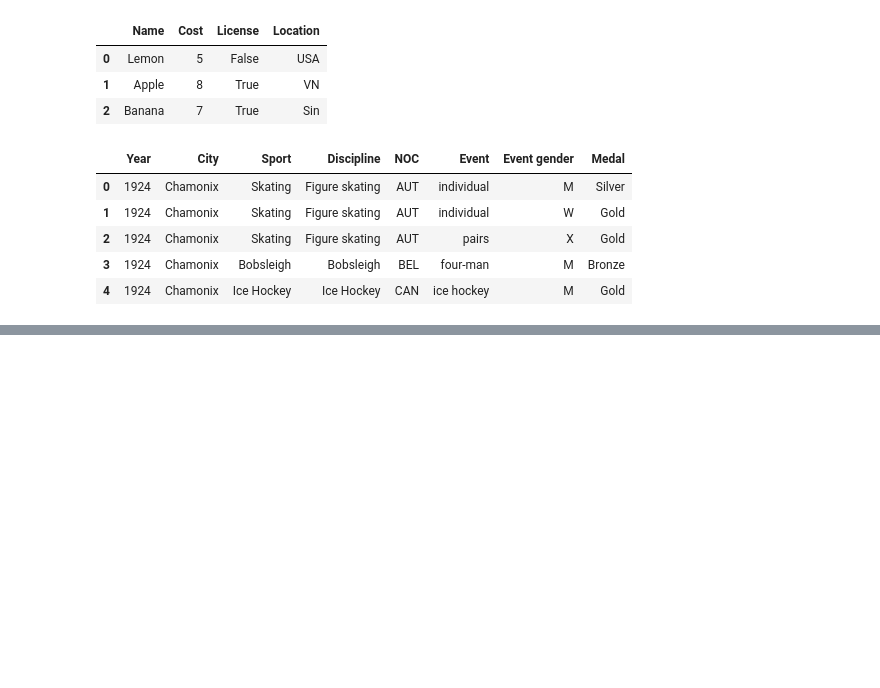
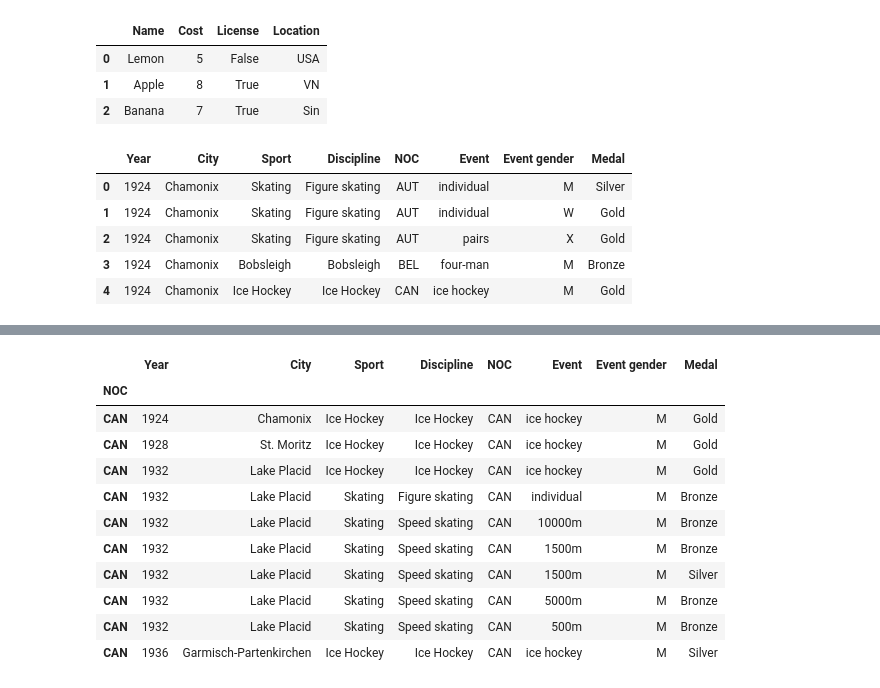
Before and after one commit to HoDoDuyDung/Colab_Code, a Jupyter notebook: AI_W3_18_02_23.ipynb, the cells around one changed output, grey strips where cells are left out. Cells and saved outputs as stored; diff of their text form; code cells hidden in the pictures; blank space fills up the shorter version.

```diff
--- a/AI_W3_18_02_23.ipynb
+++ b/AI_W3_18_02_23.ipynb
@@ -185,0 +259,15 @@ dataframe.head()
+# %%
+data[data['NOC'] == 'CAN'].head(10)
+# %% [output]
+|  | Year | City | Sport | Discipline | NOC | Event | Event gender | Medal |
+| NOC |  |  |  |  |  |  |  |  |
+| CAN | 1924 | Chamonix | Ice Hockey | Ice Hockey | CAN | ice hockey | M | Gold |
+| CAN | 1928 | St. Moritz | Ice Hockey | Ice Hockey | CAN | ice hockey | M | Gold |
+| CAN | 1932 | Lake Placid | Ice Hockey | Ice Hockey | CAN | ice hockey | M | Gold |
+| CAN | 1932 | Lake Placid | Skating | Figure skating | CAN | individual | M | Bronze |
+| CAN | 1932 | Lake Placid | Skating | Speed skating | CAN | 10000m | M | Bronze |
+| CAN | 1932 | Lake Placid | Skating | Speed skating | CAN | 1500m | M | Bronze |
+| CAN | 1932 | Lake Placid | Skating | Speed skating | CAN | 1500m | M | Silver |
+| CAN | 1932 | Lake Placid | Skating | Speed skating | CAN | 5000m | M | Bronze |
+| CAN | 1932 | Lake Placid | Skating | Speed skating | CAN | 500m | M | Bronze |
+| CAN | 1936 | Garmisch-Partenkirchen | Ice Hockey | Ice Hockey | CAN | ice hockey | M | Silver |
```
Also changed, not shown: parts of 20 cells of this notebook.
